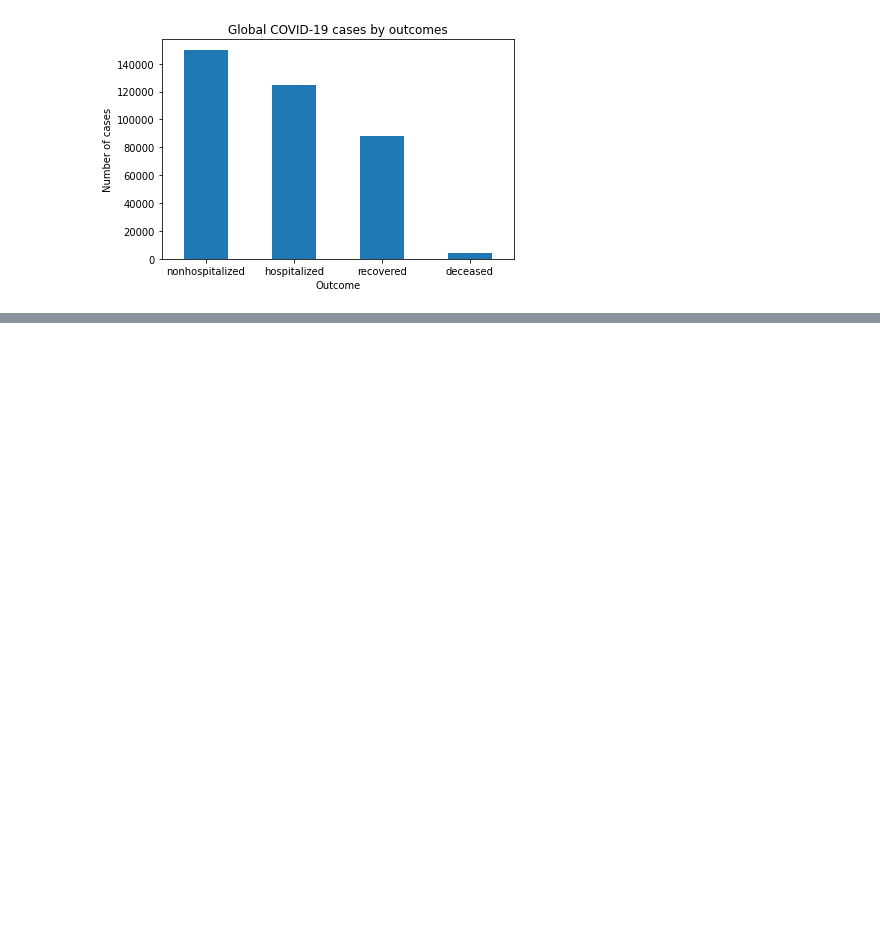
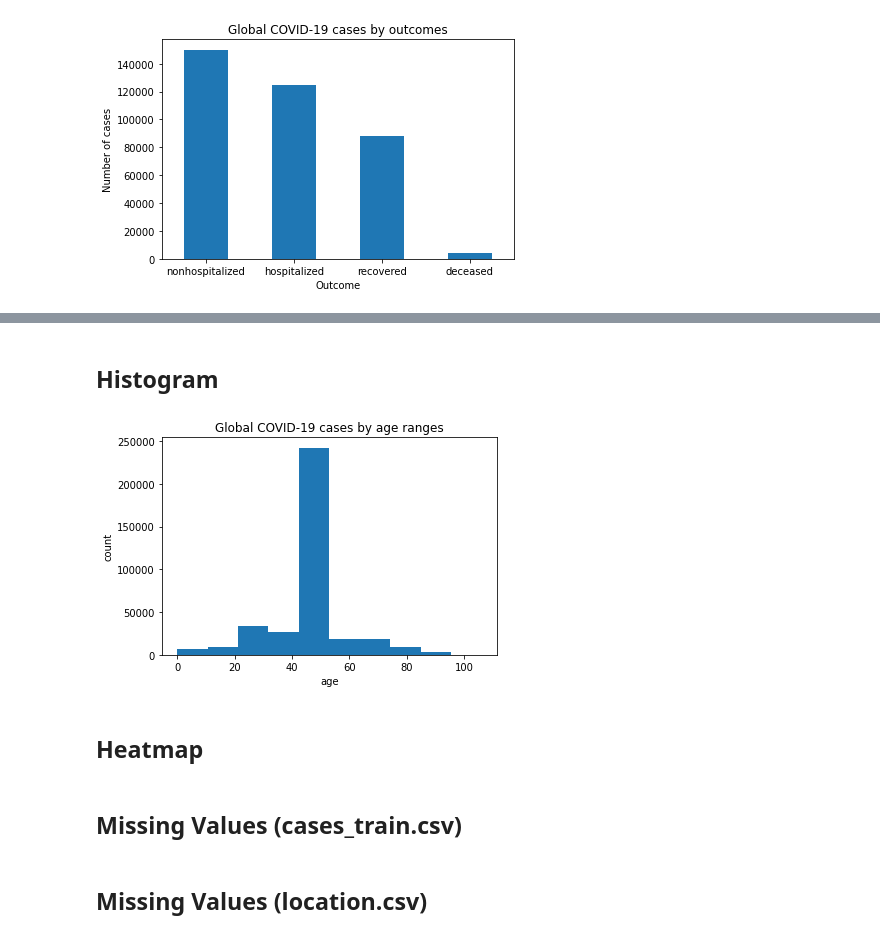
Before and after one commit to klam98/COVID-19-Data-Mining, a Jupyter notebook: src/eda.ipynb, the cells around one changed output, grey strips where cells are left out. Drawn from its saved outputs; the diff is of its cells as text; code cells hidden in the pictures; blank space fills up the shorter version.

```diff
--- a/src/eda.ipynb
+++ b/src/eda.ipynb
@@ -93,0 +106,15 @@ Name: date_confirmation, dtype: int64
+# %% [markdown]
+## Histogram
+# %%
+# Global COVID-19 cases by age ranges
+fig = plt.hist(df_ctp['age'], bins=10)
+
+plt.title('Global COVID-19 cases by age ranges')
+plt.xlabel('age')
+plt.ylabel('count')
+# plt.savefig('../plots/cases_by_age.pdf')
+plt.show()
+# %% [output]
+[figure, added]
+# %% [markdown]
+## Heatmap
@@ -93,0 +123,4 @@ Name: date_confirmation, dtype: int64
+# %% [markdown]
+## Missing Values (cases_train.csv)
+# %% [markdown]
+## Missing Values (location.csv)
```
Also changed, not shown: parts of 8 cells of this notebook, 2 other files.
